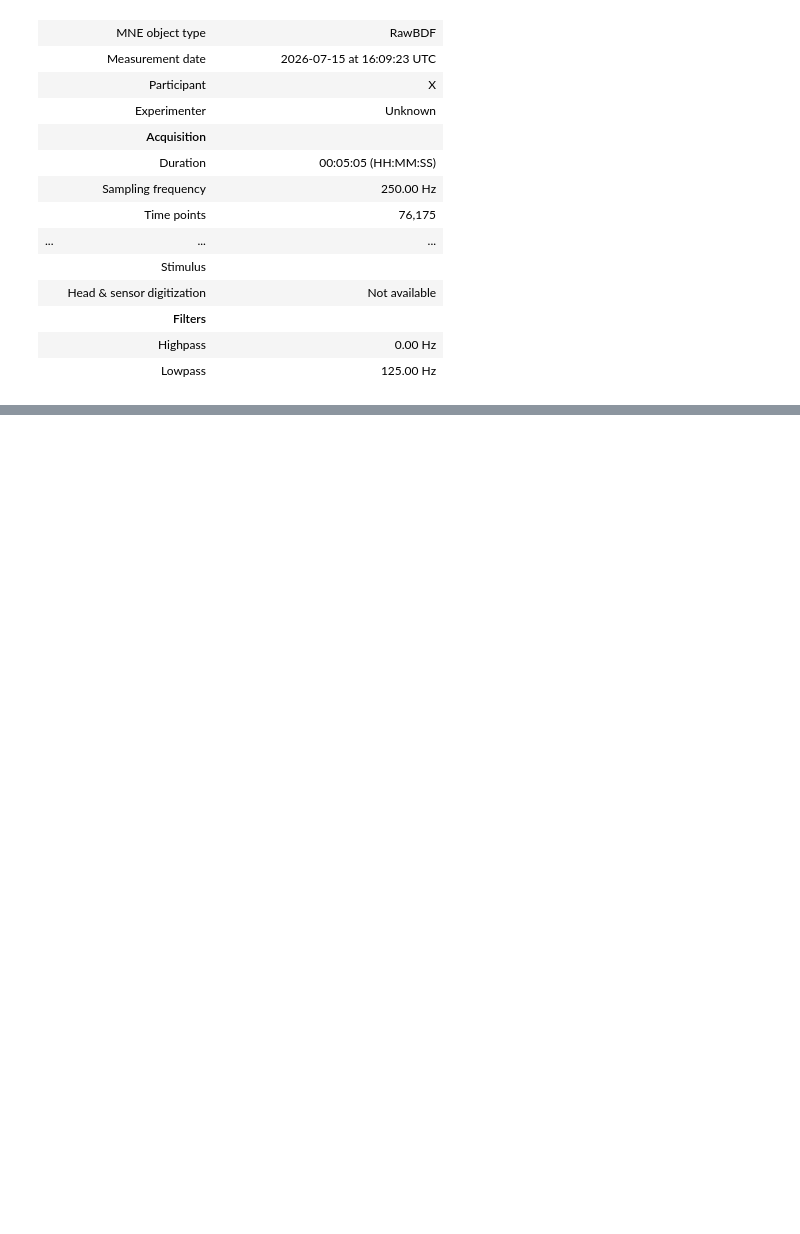
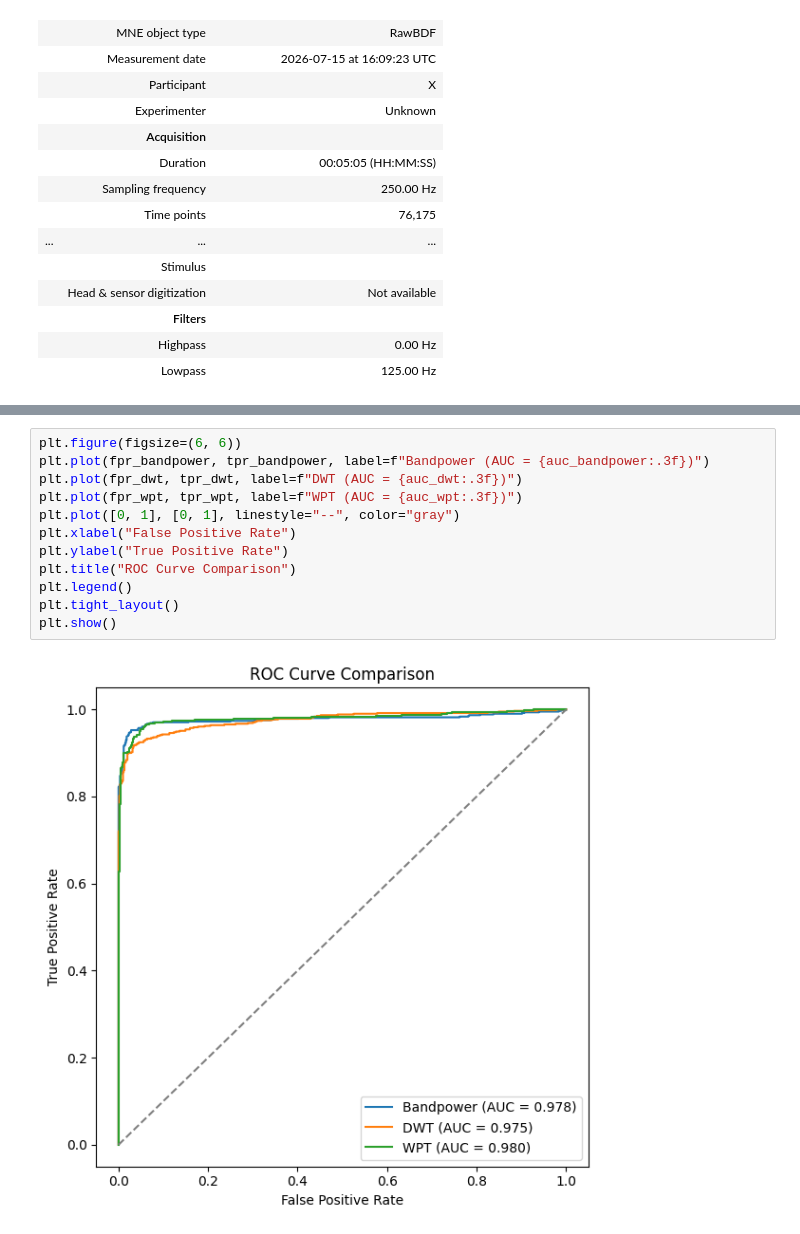
Before and after one commit to AkilanSS/eye-open-close-wpt-classifier, a Jupyter notebook: notebook/classifier.ipynb, the cells around one changed output, grey strips where cells are left out. Drawn from its saved outputs; the diff is of its cells as text; blank space fills up the shorter version.

```diff
--- a/notebook/classifier.ipynb
+++ b/notebook/classifier.ipynb
@@ -340,0 +407,14 @@ WPT         0.947       0.017
+# %%
+plt.figure(figsize=(6, 6))
+plt.plot(fpr_bandpower, tpr_bandpower, label=f"Bandpower (AUC = {auc_bandpower:.3f})")
+plt.plot(fpr_dwt, tpr_dwt, label=f"DWT (AUC = {auc_dwt:.3f})")
+plt.plot(fpr_wpt, tpr_wpt, label=f"WPT (AUC = {auc_wpt:.3f})")
+plt.plot([0, 1], [0, 1], linestyle="--", color="gray")
+plt.xlabel("False Positive Rate")
+plt.ylabel("True Positive Rate")
+plt.title("ROC Curve Comparison")
+plt.legend()
+plt.tight_layout()
+plt.show()
+# %% [output]
+[figure, added]
```
Also changed, not shown: parts of 6 cells of this notebook.
